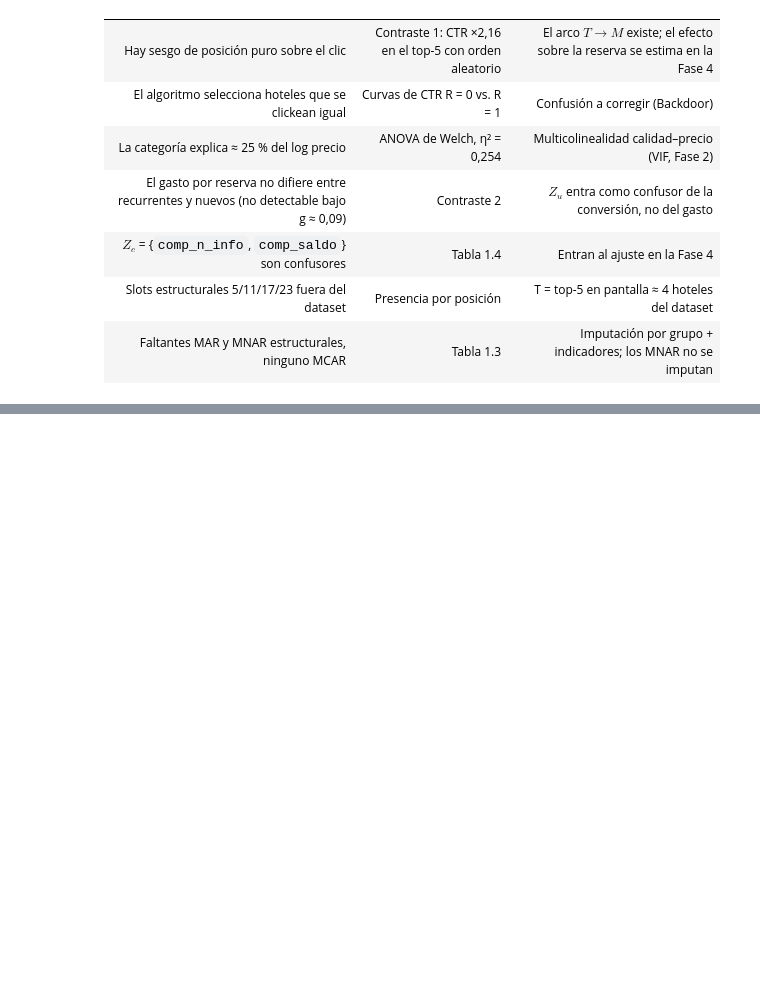
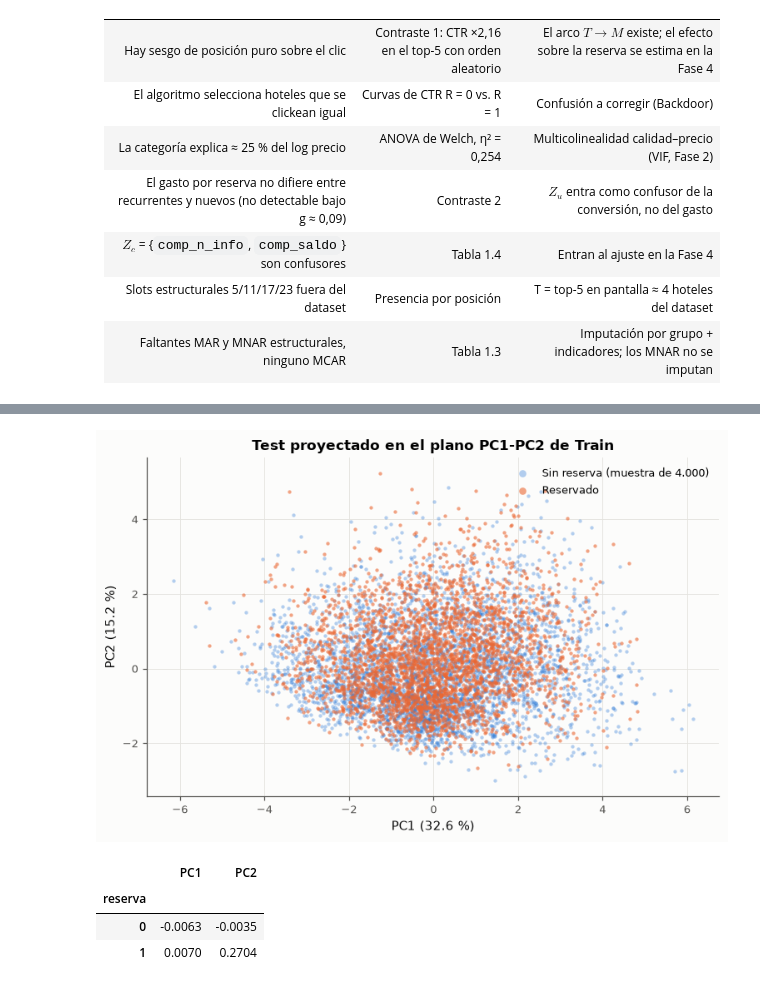
Before and after one commit to verolopezmar/TPI_Estadistica-avanzada-, a Jupyter notebook: notebooks/TP_Integrador_Final.ipynb, the cells around one changed output, grey strips where cells are left out. Cells and saved outputs as stored; diff of their text form; code cells hidden in the pictures; blank space fills up the shorter version.

```diff
--- a/notebooks/TP_Integrador_Final.ipynb
+++ b/notebooks/TP_Integrador_Final.ipynb
@@ -946,0 +1471,30 @@ Kruskal-Wallis contrasta otra hipótesis (dominancia estocástica) y queda como
+# %%
+proy = pd.DataFrame(Z_test[:, :2], columns=["PC1", "PC2"]).assign(
+    reserva=df.loc[~df.train, "booking_bool"].to_numpy()
+)
+muestra_proy = pd.concat(
+    [proy[proy.reserva == 0].sample(4000, random_state=SEED), proy[proy.reserva == 1]]
+)
+fig, ax = plt.subplots(figsize=(7, 4.6))
+for r, color, nombre in [
+    (0, gr.AZUL, "Sin reserva (muestra de 4.000)"),
+    (1, gr.NARANJA, "Reservado"),
+]:
+    d = muestra_proy[muestra_proy.reserva == r]
+    ax.scatter(d.PC1, d.PC2, s=8, color=color, alpha=0.35 if r == 0 else 0.6, lw=0, label=nombre)
+ax.set(
+    xlabel=f"PC1 ({var_pca.pct_var.iloc[0]:.1f} %)",
+    ylabel=f"PC2 ({var_pca.pct_var.iloc[1]:.1f} %)",
+    title="Test proyectado en el plano PC1-PC2 de Train",
+)
+ax.legend(loc="upper right", markerscale=2)
+fig.tight_layout()
+gr.guardar(fig, "f2_pca_plano")
+plt.show()
+proy.groupby("reserva")[["PC1", "PC2"]].mean()
+# %% [output]
+[figure, added]
+|  | PC1 | PC2 |
+| reserva |  |  |
+| 0 | -0.0063 | -0.0035 |
+| 1 | 0.0070 | 0.2704 |
```
Also changed, not shown: parts of 23 cells of this notebook, 11 other files.
